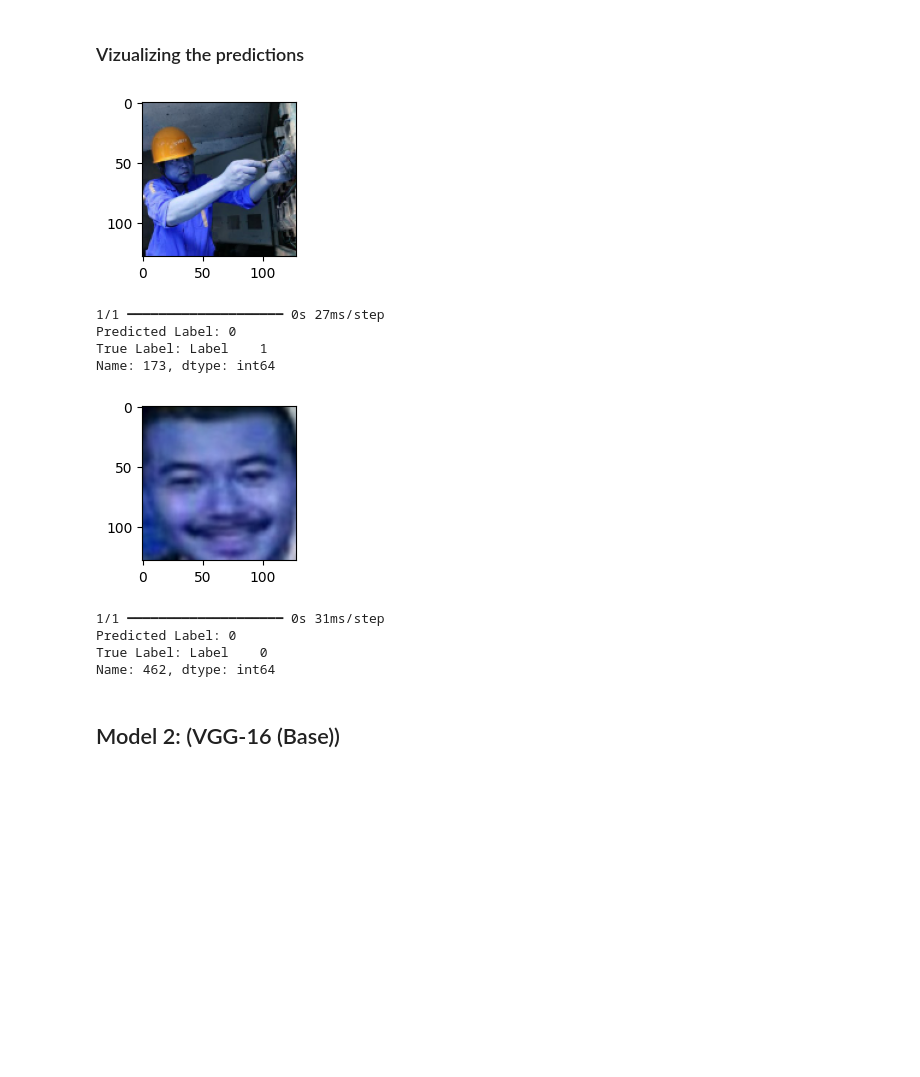
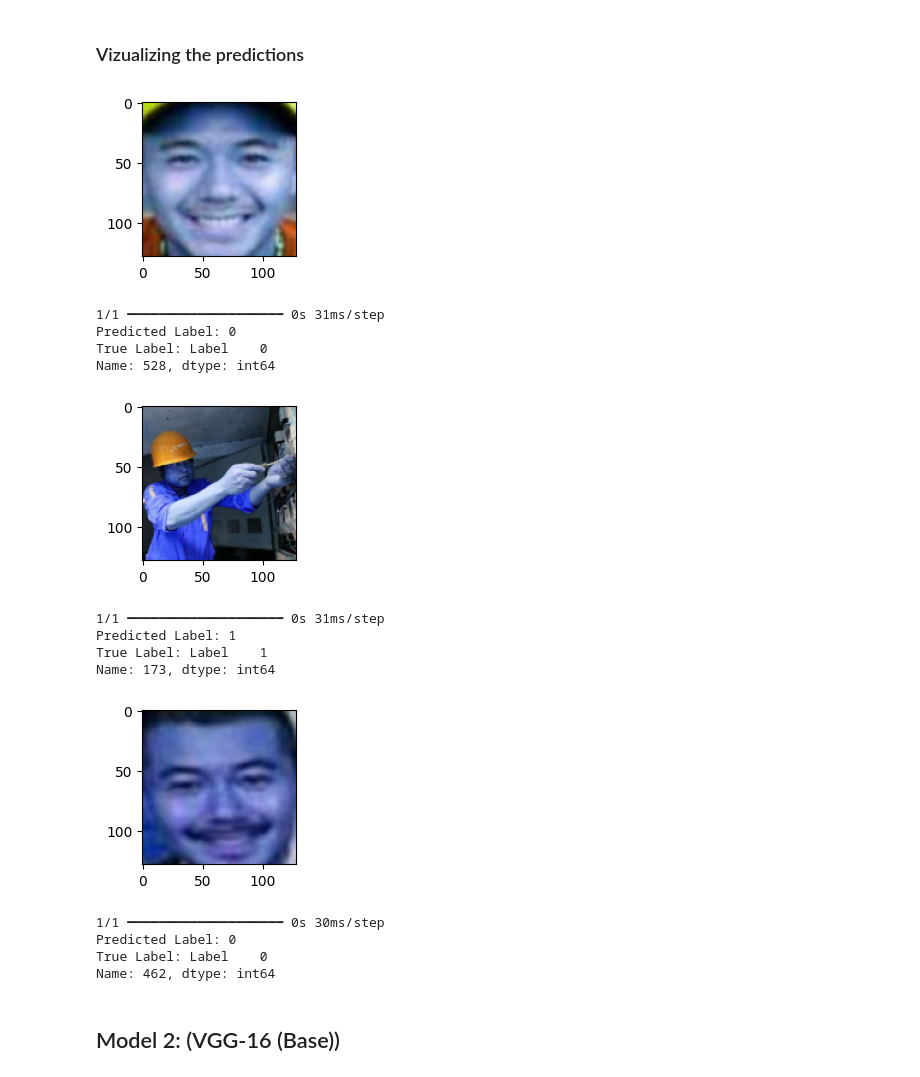
Before and after one commit to tinkle21/CNN-ImageClassification, a Jupyter notebook: HelmNet_Low_Code-1.ipynb, the cells around one changed output. Cells and saved outputs as stored; diff of their text form; code cells hidden in the pictures; blank space fills up the shorter version.

```diff
--- a/HelmNet_Low_Code-1.ipynb
+++ b/HelmNet_Low_Code-1.ipynb
@@ -122,7 +122,7 @@ tf.keras.utils.set_random_seed(812)
 # from google.colab import drive
 # drive.mount('/content/drive')
 # %%
-images = np.load('/content/images_proj.npy') #Complete the code to load the images
+images = np.load('/content/images_proj_new.npy') #Complete the code to load the images
 
 labels = pd.read_csv('/content/Labels_proj.csv') #Complete the code to load the labels
 # %%
@@ -425,36 +425,52 @@ plot_confusion_matrix(model_1,X_val_normalized,y_val)
 # %%
 # For index 2
 plt.figure(figsize=(2,2))
+plt.imshow(X_val[2])
+plt.show()
+prediction = model_1.predict(X_val_normalized[2].reshape(1,128,128,3))
+predicted_label = prediction[0][0]>0.5  # Extract the predicted class label
+print('Predicted Label:', 1 if predicted_label else 0)
+# Fix indexing issue in y_val
+true_label = y_val.iloc[2]
+print('True Label:', true_label)
+
+# For index 12
+plt.figure(figsize=(2,2))
 plt.imshow(X_val[12])
 plt.show()
-prediction = model_1.predict(X_val_normalized[2].reshape(1,128,128,3))
+prediction = model_1.predict(X_val_normalized[12].reshape(1,128,128,3))
 predicted_label = prediction[0][0]>0.5  # Extract the predicted class label
 print('Predicted Label:', 1 if predicted_label else 0)
 # Fix indexing issue in y_val
 true_label = y_val.iloc[12]
 print('True Label:', true_label)
 
 # For index 33
 plt.figure(figsize=(2,2))
 plt.imshow(X_val[33])
 plt.show()
-prediction = model_1.predict(X_val_normalized[2].reshape(1,128,128,3))
+prediction = model_1.predict(X_val_normalized[33].reshape(1,128,128,3))
 predicted_label = prediction[0][0]>0.5  # Extract the predicted class label
 print('Predicted Label:', 1 if predicted_label else 0)
 # Fix indexing issue in y_val
 true_label = y_val.iloc[33]
 print('True Label:', true_label)
 # %% [output]
-[figure, old version]
+[figure, new version]
-1/1 ━━━━━━━━━━━━━━━━━━━━ 0s 27ms/step
+1/1 ━━━━━━━━━━━━━━━━━━━━ 0s 31ms/step
 Predicted Label: 0
-True Label: Label    1
-Name: 173, dtype: int64
+True Label: Label    0
+Name: 528, dtype: int64
-[figure, old version]
+[figure, new version]
 1/1 ━━━━━━━━━━━━━━━━━━━━ 0s 31ms/step
-Predicted Label: 0
-True Label: Label    0
-Name: 462, dtype: int64
+Predicted Label: 1
+True Label: Label    1
+Name: 173, dtype: int64
+[figure, added]
+1/1 ━━━━━━━━━━━━━━━━━━━━ 0s 30ms/step
+Predicted Label: 0
+True Label: Label    0
+Name: 462, dtype: int64
 # %% [markdown]
 ## Model 2: (VGG-16 (Base))
 # %% [markdown]
```
Also changed, not shown: parts of 47 cells of this notebook.
